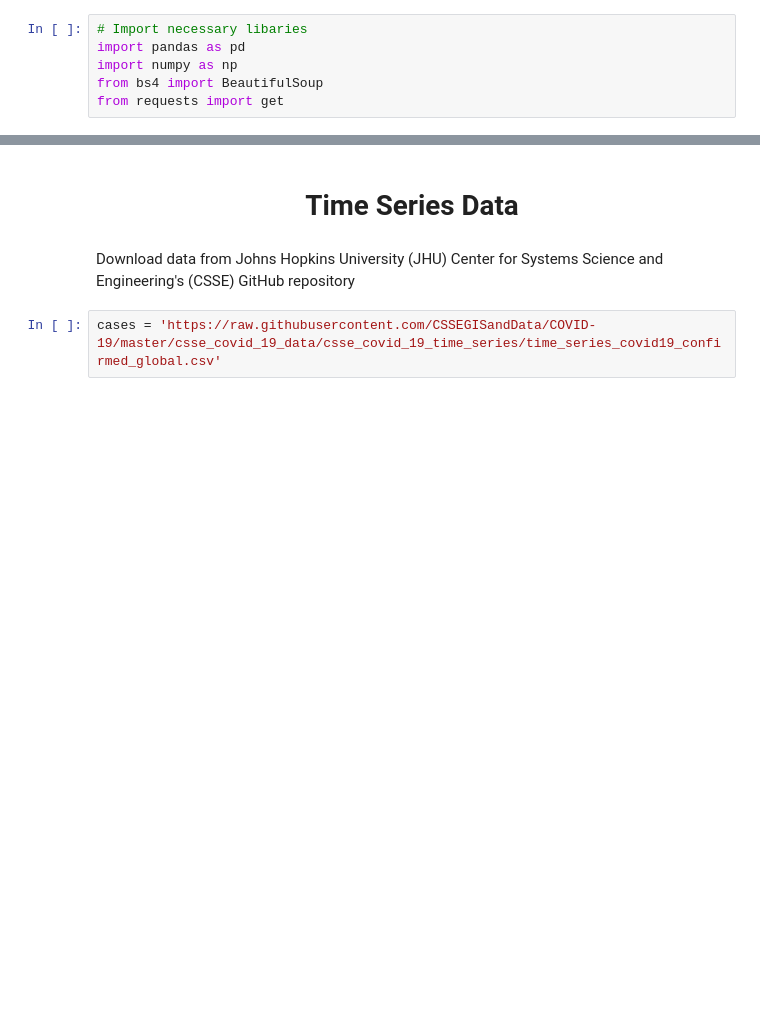
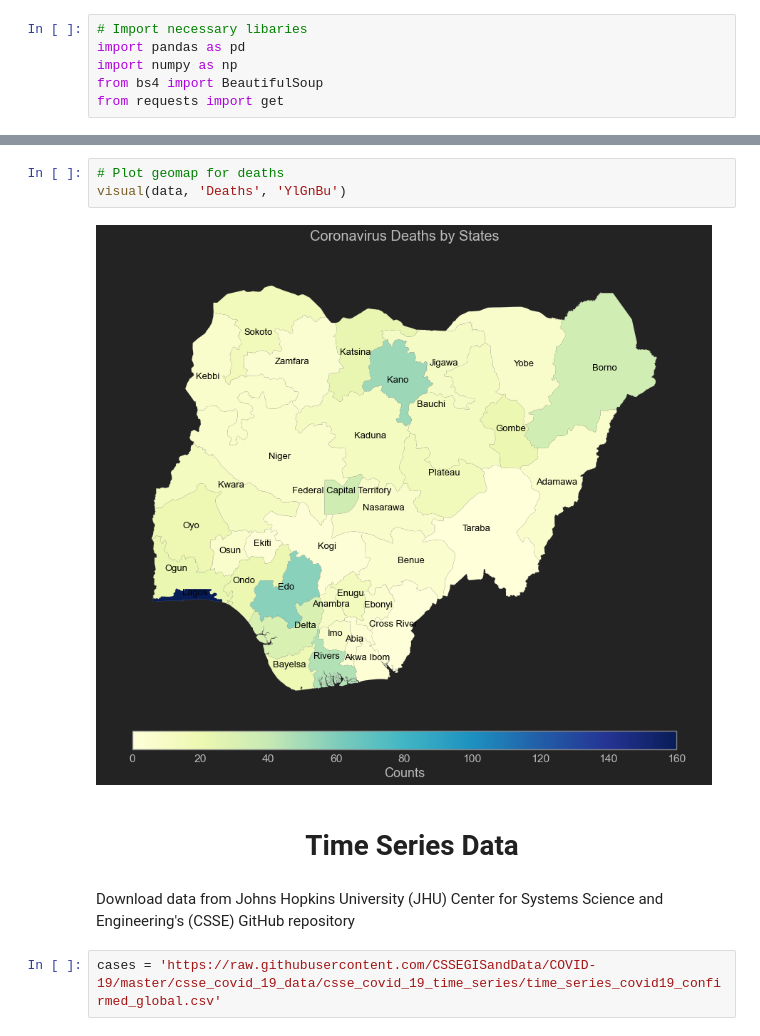
Before and after one commit to omotayo-alade/covid-19-nigeria, a Jupyter notebook: explore.ipynb, the cells around one changed output, grey strips where cells are left out. Saved outputs shown, nothing was run; the diff lists cells and outputs as text; blank space fills up the shorter version.

```diff
--- a/explore.ipynb
+++ b/explore.ipynb
@@ -137,3 +275,8 @@ visual(data, 'Deaths', 'YlGnBu')
+# %%
+# Plot geomap for deaths
+visual(data, 'Deaths', 'YlGnBu')
+# %% [output]
+[figure, added]
 # %% [markdown]
 <h1 align='center'>Time Series Data</h1>
 # %% [markdown]
```
Also changed, not shown: parts of 72 cells of this notebook, 7 other files.
